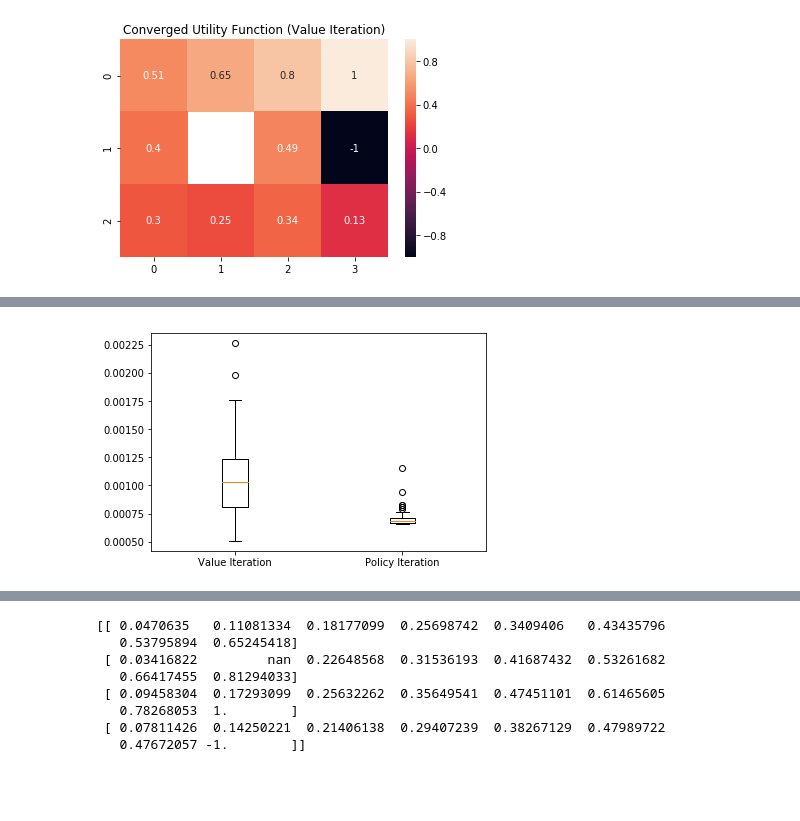
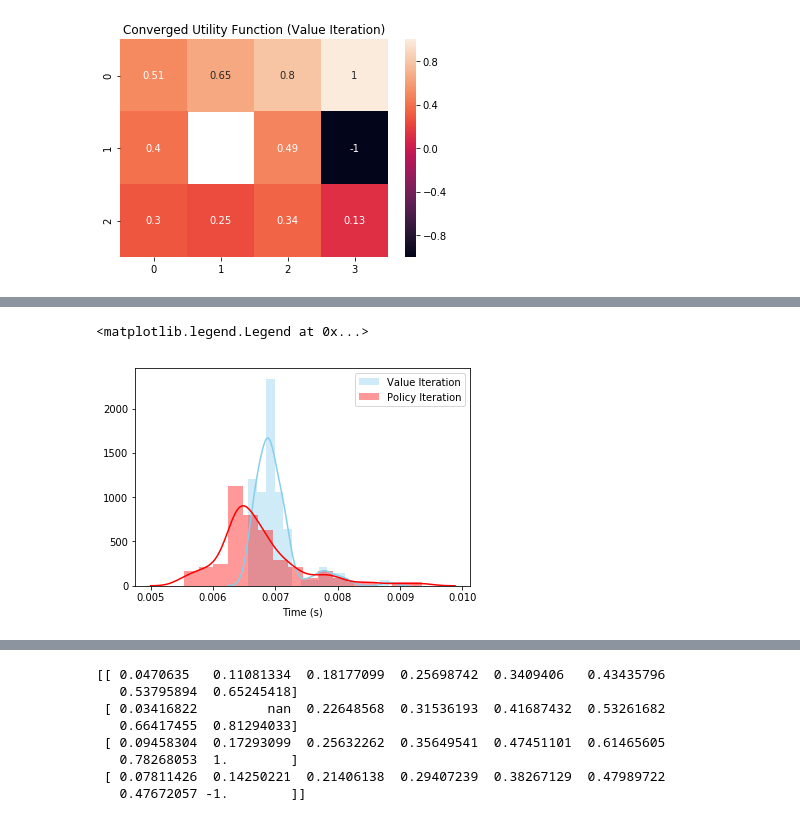
Before and after one commit to nshea3/ml_notebooks_p4, a Jupyter notebook: aimacode_mdp.ipynb, the cells around one changed output, grey strips where cells are left out. Saved outputs shown, nothing was run; the diff lists cells and outputs as text; code cells hidden in the pictures; blank space fills up the shorter version.

Commit message:
Cleaned up code, added experiments with gamma and k parameters

```diff
--- a/aimacode_mdp.ipynb
+++ b/aimacode_mdp.ipynb
@@ -80,19 +88,25 @@ plt.plot(pi_iter_time)
 # %%
 import timeit
 
 setup = '''
 import mdp
 
-gridmdp_small = mdp.GridMDP([[-0.04, -0.04, -0.04, +1],
+gridmdp = mdp.GridMDP([[-0.04, -0.04, -0.04, +1],
                    [-0.04, None, -0.04, -1],
                    [-0.04, -0.04, -0.04, -0.04]],
-                   terminals=[(3, 2), (3, 1)])
+                   terminals=[(3, 2), (3, 1)],  gamma = 0.9)
 '''
 
-pi_time = timeit.Timer('mdp.policy_iteration(gridmdp_small)', setup = setup).repeat(100,1)
-vi_time = timeit.Timer('mdp.value_iteration(gridmdp_small)', setup = setup).repeat(100,1)
+pi_time = timeit.Timer('mdp.policy_iteration(gridmdp, k=11)', setup = setup).repeat(100,10)
+vi_time = timeit.Timer('mdp.value_iteration(gridmdp)', setup = setup).repeat(100,10)
 
-bp = plt.boxplot([pi_time, vi_time], labels=["Value Iteration", "Policy Iteration"])
-#bp.set_title("Boxplot of execution times for Value Iteration and Policy Iteration")
+
+times_df = pd.DataFrame({'Value Iteration':vi_time, 'Policy Iteration':pi_time})
+
+sns.distplot( times_df["Value Iteration"] , color="skyblue", label="Value Iteration")
+sns.distplot( times_df["Policy Iteration"] , color="red", label="Policy Iteration")
+plt.xlabel("Time (s)")
+plt.legend()
 # %% [output]
+<matplotlib.legend.Legend at 0x...>
-[figure, old version]
+[figure, new version]
```
Also changed, not shown: parts of 27 cells of this notebook, 1 other file.
